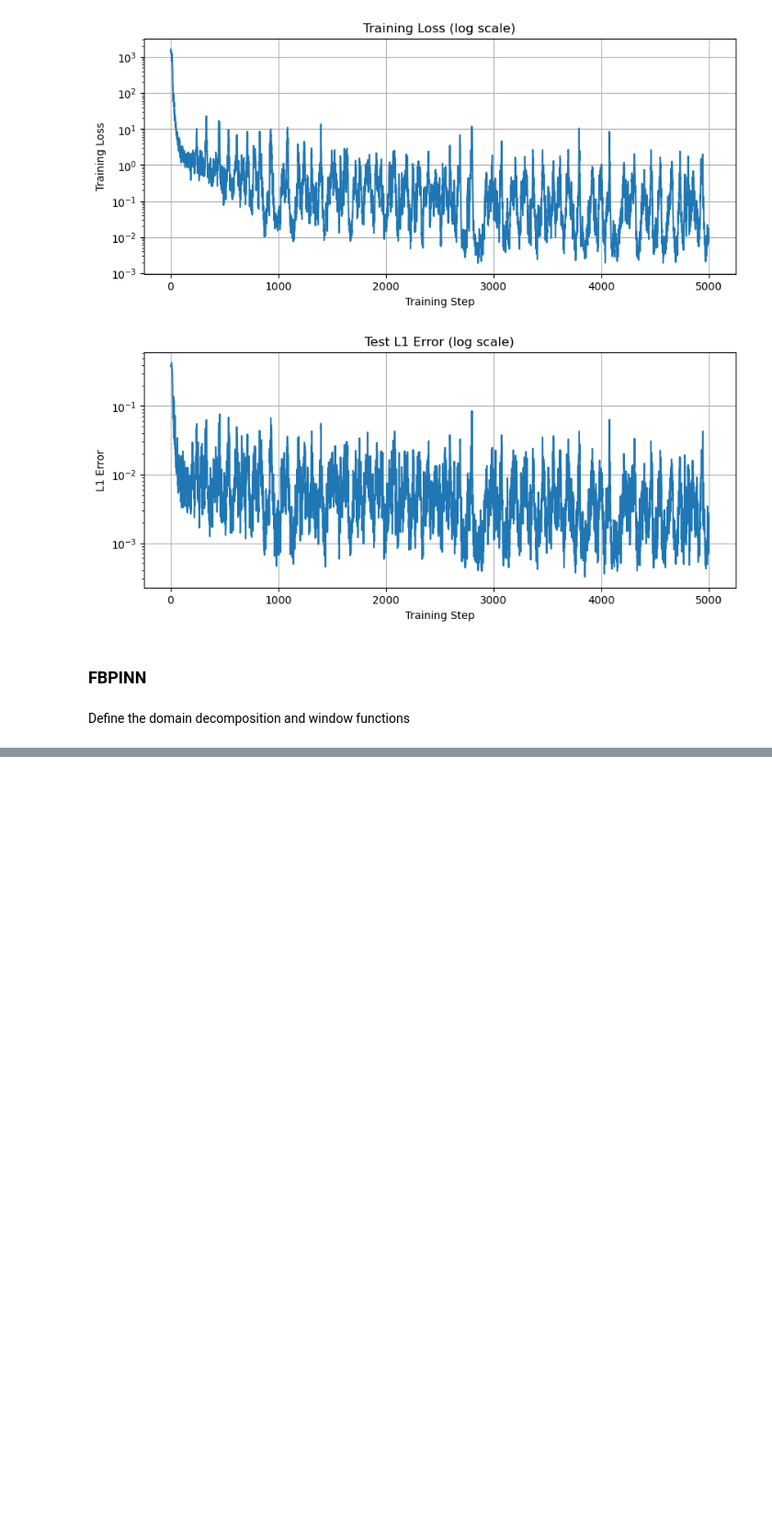
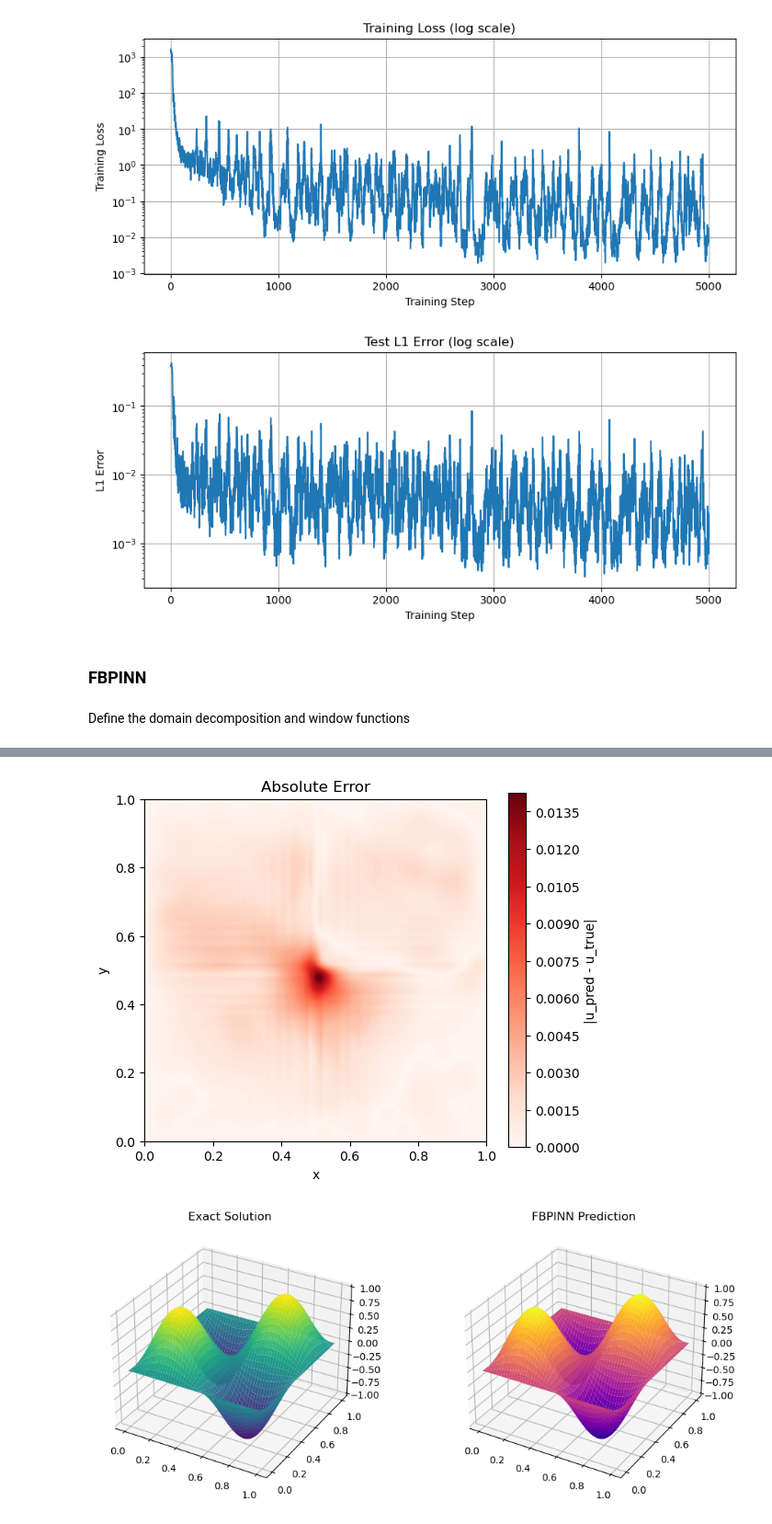
Before and after one commit to orangebowl/thesis_project, a Jupyter notebook: notebook/2D_DD.ipynb, the cells around one changed output, grey strips where cells are left out. Shown at 92% size. Drawn from its saved outputs; the diff is of its cells as text; code cells hidden in the pictures; blank space fills up the shorter version.

```diff
--- a/notebook/2D_DD.ipynb
+++ b/notebook/2D_DD.ipynb
@@ -189,0 +241,4 @@ Define the domain decomposition and window functions
+# %%
+test_lin = jnp.linspace(0, 1, 100)
+xx, yy = jnp.meshgrid(test_lin, test_lin)
+x_test = jnp.stack([xx.ravel(), yy.ravel()], axis=-1)  # (10000, 2)
@@ -189,0 +277,56 @@ Define the domain decomposition and window functions
+# %%
+model, loss_hist, (steps_arr, l1_arr) = train_fbpinn(
+    model=model,
+    subdomain_collocation_points=colloc_points,
+    steps=50000,
+    lr=1e-3,
+    pde_residual_loss=pde_residual,
+    x_test=x_test,
+    u_exact=u_exact,
+    save_dir=None,
+    checkpoint_every=0,
+)
+# %%
+u_pred = jax.vmap(model)(x_test).reshape(xx.shape)
+u_true = u_exact(x_test).reshape(xx.shape)
+
+# 误差图
+plt.figure(figsize=(6, 5))
+plt.contourf(xx, yy, jnp.abs(u_pred - u_true), levels=100, cmap="Reds")
+plt.colorbar(label="|u_pred - u_true|")
+plt.title("Absolute Error")
+plt.xlabel("x")
+plt.ylabel("y")
+plt.axis("square")
+plt.show()
+
+# True vs Pred
+fig = plt.figure(figsize=(12, 5))
+ax1 = fig.add_subplot(1, 2, 1, projection="3d")
+ax1.plot_surface(xx, yy, u_true, cmap="viridis")
+ax1.set_title("Exact Solution")
+
+ax2 = fig.add_subplot(1, 2, 2, projection="3d")
+ax2.plot_surface(xx, yy, u_pred, cmap="plasma")
+ax2.set_title("FBPINN Prediction")
+
+plt.show()
+
+# Loss 曲线
+plt.figure()
+plt.plot(loss_hist)
+plt.yscale("log")
+plt.title("Training Loss")
+plt.grid(True)
+plt.show()
+
+# L1 曲线
+plt.figure()
+plt.plot(steps_arr, l1_arr)
+plt.yscale("log")
+plt.title("Test L1 Error")
+plt.grid(True)
+plt.show()
+# %% [output]
+[figure, added]
+[figure, added]
```
Also changed, not shown: parts of 8 cells of this notebook, 5 other files.
